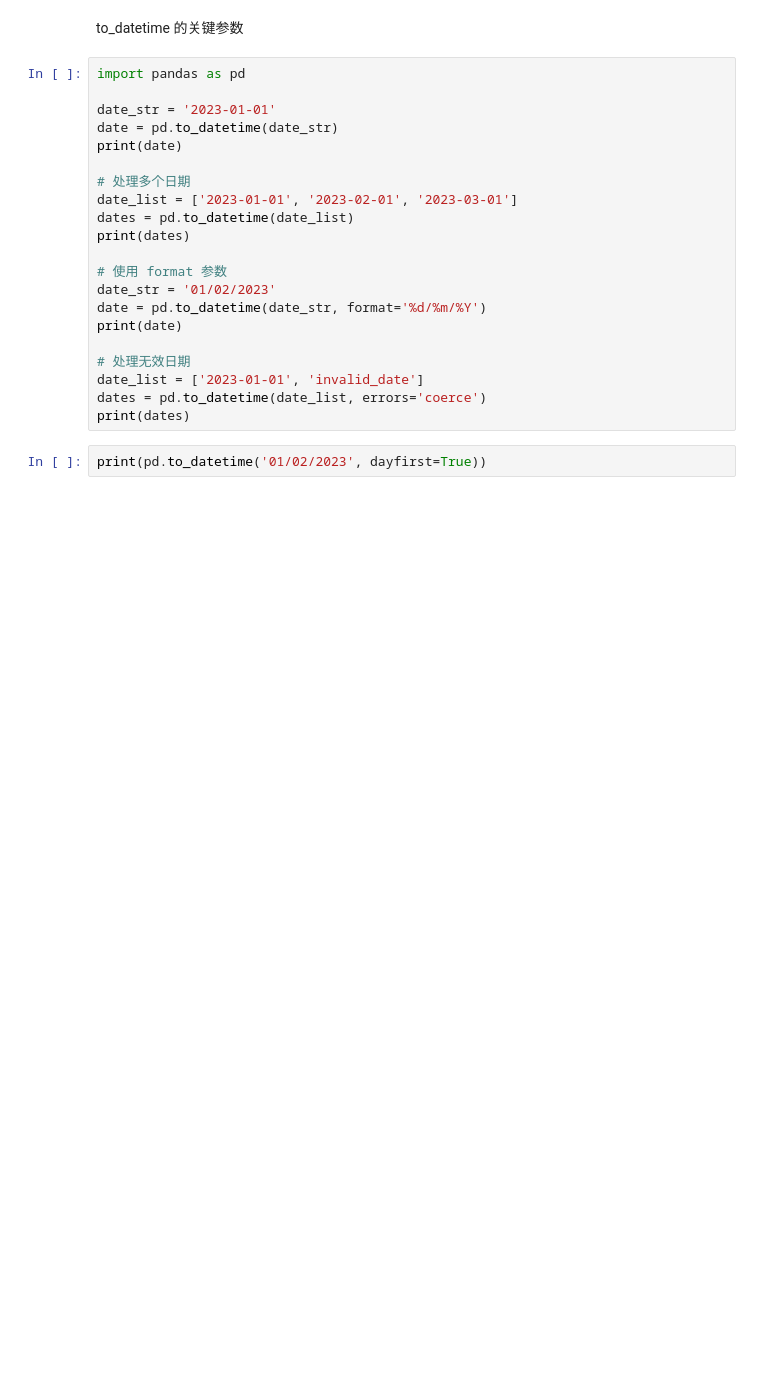
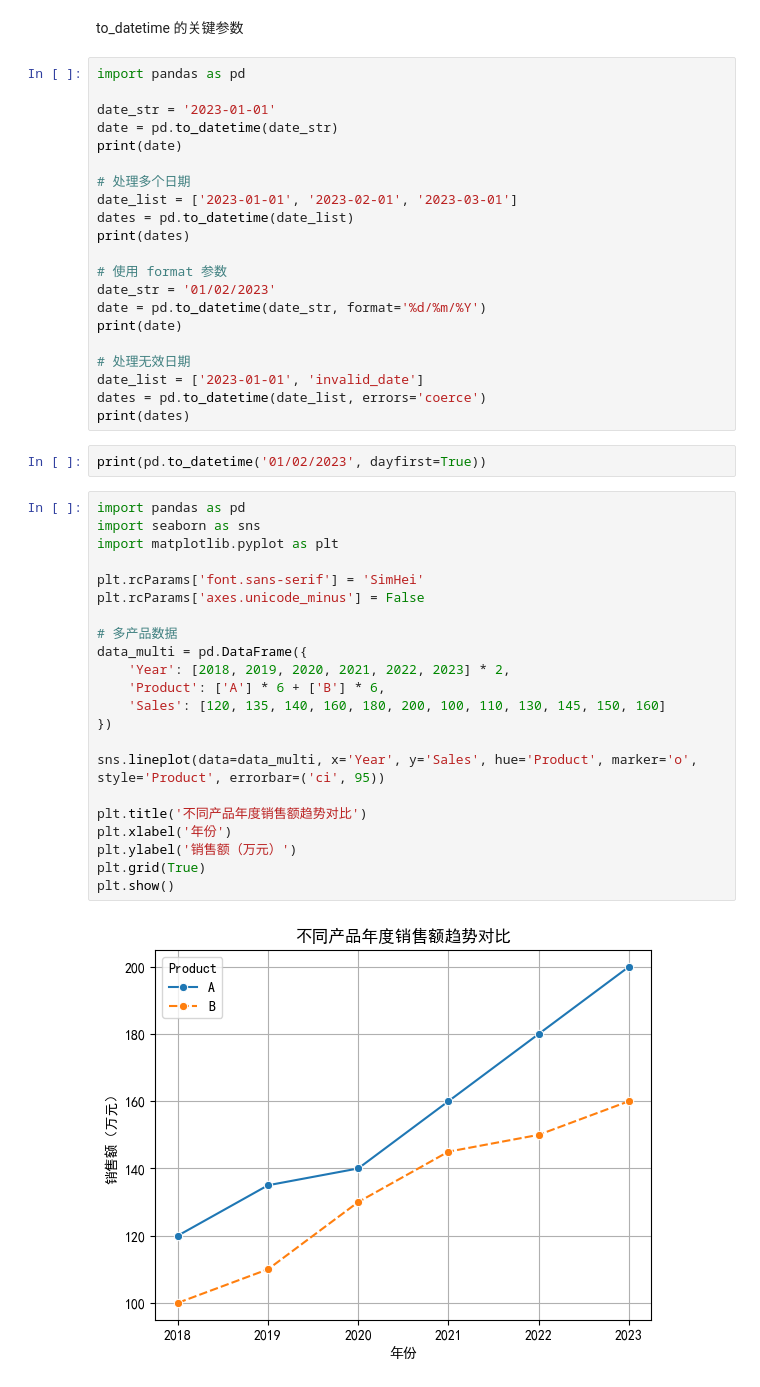
Before and after one commit to yt-x/ds_learn, a Jupyter notebook: ds.ipynb, the cells around one changed output. Drawn from its saved outputs; the diff is of its cells as text; blank space fills up the shorter version.

```diff
--- a/ds.ipynb
+++ b/ds.ipynb
@@ -389,3 +465,27 @@ dates = pd.to_datetime(date_list, errors='coerce')
 print(dates)
 # %%
 print(pd.to_datetime('01/02/2023', dayfirst=True))
+# %%
+import pandas as pd
+import seaborn as sns
+import matplotlib.pyplot as plt
+
+plt.rcParams['font.sans-serif'] = 'SimHei'
+plt.rcParams['axes.unicode_minus'] = False
+
+# 多产品数据
+data_multi = pd.DataFrame({
+    'Year': [2018, 2019, 2020, 2021, 2022, 2023] * 2,
+    'Product': ['A'] * 6 + ['B'] * 6,
+    'Sales': [120, 135, 140, 160, 180, 200, 100, 110, 130, 145, 150, 160]
+})
+
+sns.lineplot(data=data_multi, x='Year', y='Sales', hue='Product', marker='o', style='Product', errorbar=('ci', 95))
+
+plt.title('不同产品年度销售额趋势对比')
+plt.xlabel('年份')
+plt.ylabel('销售额（万元）')
+plt.grid(True)
+plt.show()
+# %% [output]
+[figure, added]
```
Also changed, not shown: parts of 6 cells of this notebook, 8 other files.
